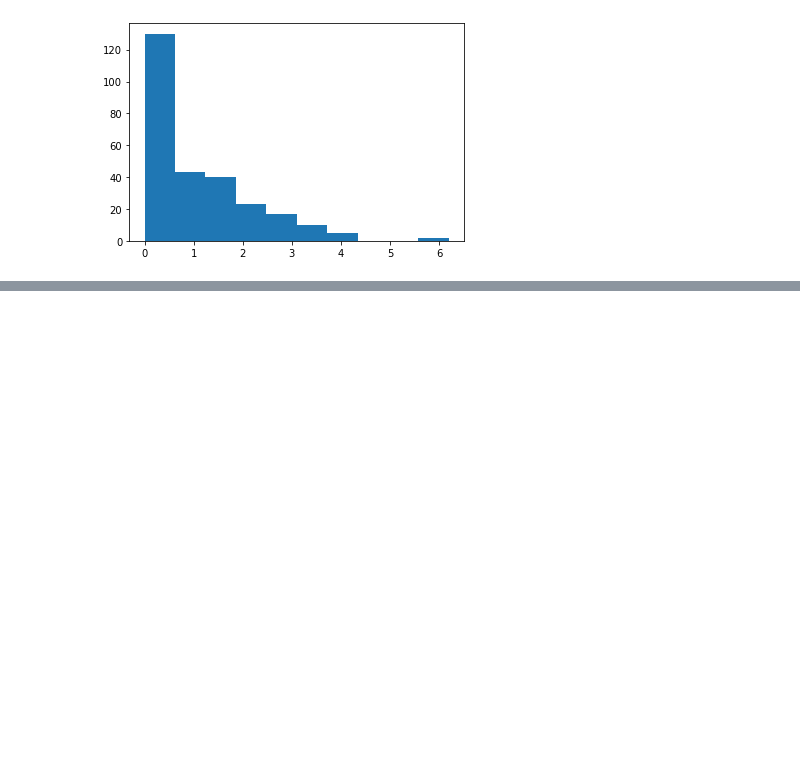
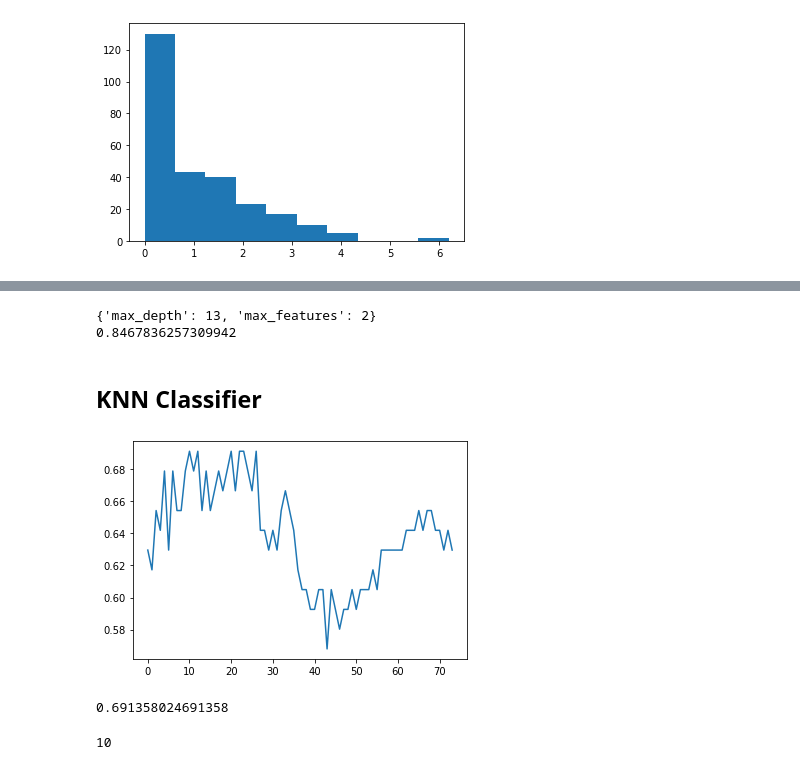
Before and after one commit to skychiles26/Heart-Disease-Detection, a Jupyter notebook: Heart Disease Detection.ipynb, the cells around one changed output, grey strips where cells are left out. Drawn from its saved outputs; the diff is of its cells as text; code cells hidden in the pictures; blank space fills up the shorter version.

```diff
--- a/Heart Disease Detection.ipynb
+++ b/Heart Disease Detection.ipynb
@@ -109,8 +116,15 @@ scaler = StandardScaler().fit_transform(x)
 # %%
-accuracy = []
+models = [
+    SVC(),
+    KNeighborsClassifier(),
+    DecisionTreeClassifier(),
+    RandomForestClassifier(),
+    XGBClassifier(),
+    LogisticRegression()
+    ]
 
-for i in range(1, 1000):
-  x_train, x_test, y_train, y_test = train_test_split(x,y, test_size = .3, random_state = i)
-  lr = LogisticRegression( max_iter = 10000).fit(x_train, y_train)
-  y_pred = lr.predict(x_test)
-  accuracy.append(accuracy_score(y_test, y_pred))
+for model in models:
+  x_train, x_test, y_train, y_test = train_test_split(x,y, test_size = .3, random_state = 52)
+  model.fit(x_train, y_train)
+  y_pred = model.predict(x_test)
+  print(accuracy_score(y_test, y_pred))
@@ -131,11 +145,0 @@ plt.plot(range(350, 360), accuracy[350:360])
-# %%
-
-x_train, x_test, y_train, y_test = train_test_split(x,y, test_size = .3, random_state = 356)
-lr = LogisticRegression(max_iter = 10000).fit(x_train, y_train)
-y_pred = lr.predict(x_test)
-
-print(accuracy_score(y_test, y_pred))
-params = {'C': [0.001, 0.01, 0.1, 1, 10, 100, 1000, 10000, 100000]}
-grid = GridSearchCV(lr, param_grid = params, scoring ='accuracy')
-grid.fit(x_train, y_train)
-grid_pred = grid.predict(x_test)
@@ -161,0 +182,26 @@ weighted avg       0.94      0.94      0.94        81
+# %%
+print(grid.best_params_)
+print(grid.best_score_)
+# %% [output]
+{'max_depth': 13, 'max_features': 2}
+0.8467836257309942
+# %% [markdown]
+## KNN Classifier
+# %%
+score = []
+
+x_train, x_test, y_train, y_test = train_test_split(x,y, test_size = .3, random_state = 52)
+
+for k in range(1, 75):
+    knn = KNeighborsClassifier(n_neighbors = k)
+    knn.fit(x_train, y_train)
+    y_pred = knn.predict(x_test)
+    score.append(accuracy_score(y_test, y_pred))
+plt.plot(range(0, 74), score)
+plt.show()
+print(max(score))
+score.index(.691358024691358)
+# %% [output]
+[figure, added]
+0.691358024691358
+10
```
Also changed, not shown: parts of 9 cells of this notebook.
